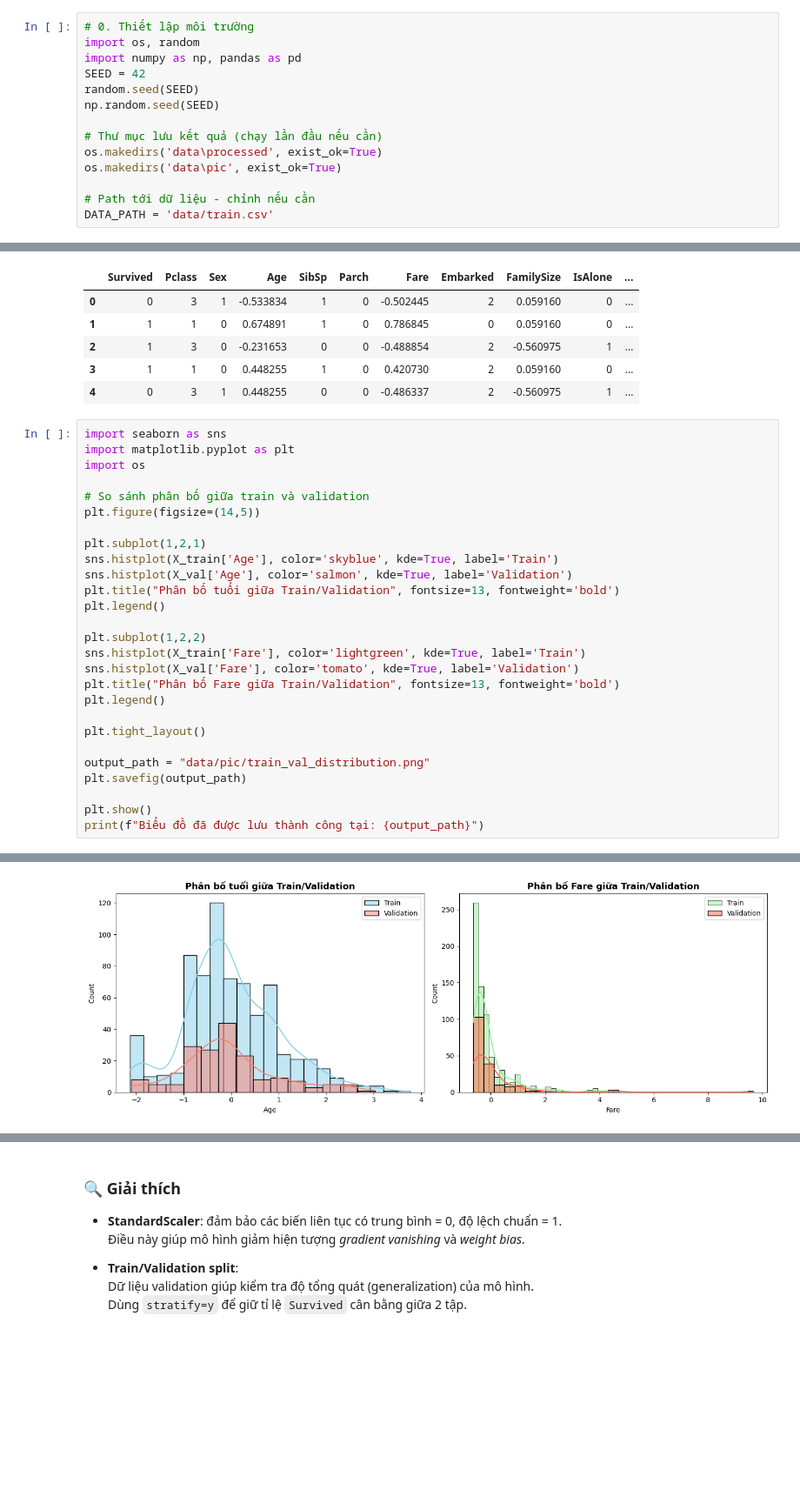
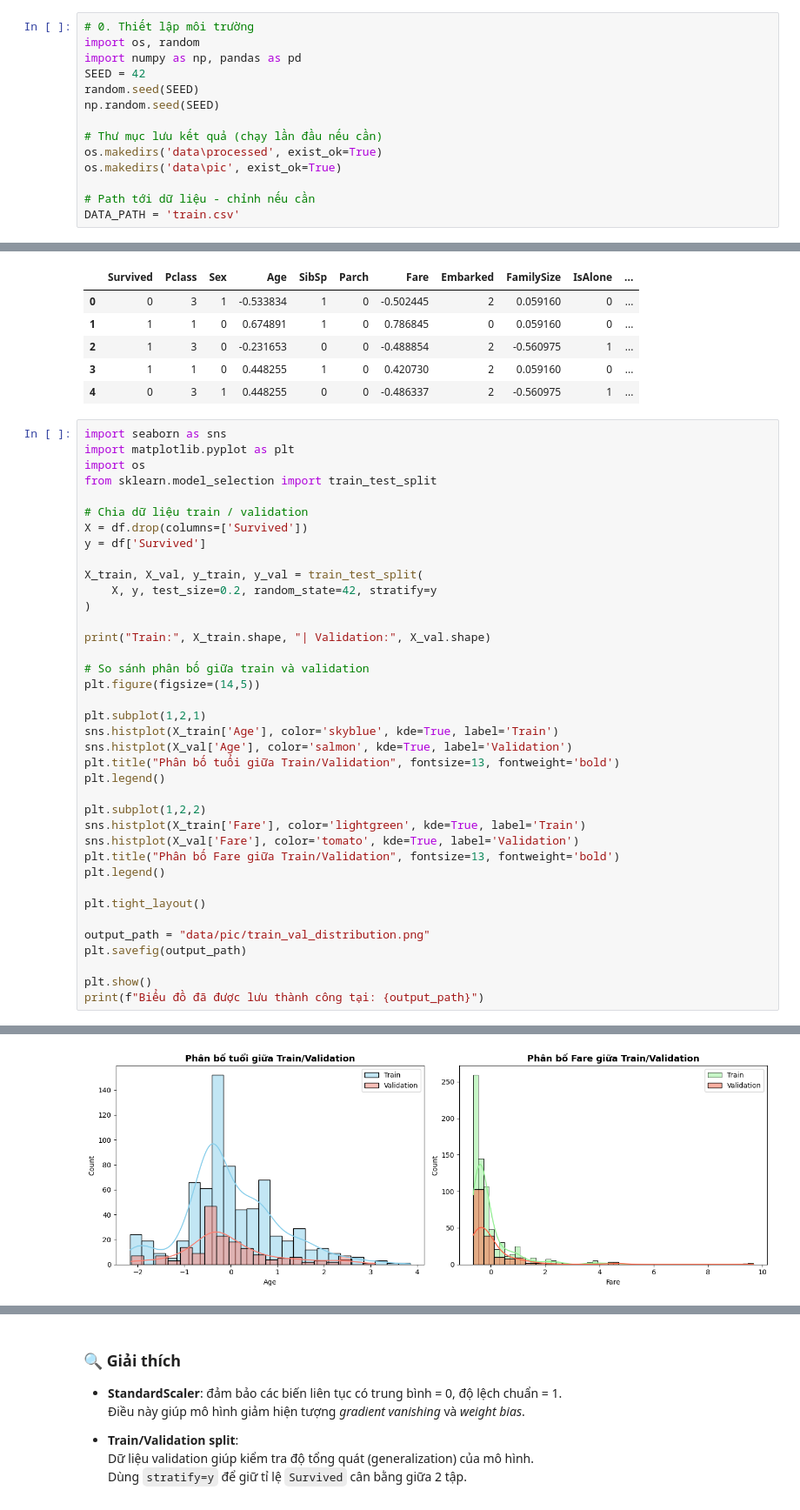
Before and after one commit to tp1454/titanic, a Jupyter notebook: titanic_preprocessing.ipynb, the cells around one changed output, grey strips where cells are left out. Shown at 87% size. Saved outputs shown, nothing was run; the diff lists cells and outputs as text; blank space fills up the shorter version.

```diff
--- a/titanic_preprocessing.ipynb
+++ b/titanic_preprocessing.ipynb
@@ -15,7 +15,7 @@ os.makedirs('data\processed', exist_ok=True)
 os.makedirs('data\pic', exist_ok=True)
 
 # Path tới dữ liệu - chỉnh nếu cần
-DATA_PATH = 'data/train.csv'
+DATA_PATH = 'train.csv'
 # %% [markdown]
 ## 1) Load dữ liệu và kiểm tra nhanh và loại bỏ cột không dùng
 # %%
@@ -256,6 +256,17 @@ display(df.head())
 import seaborn as sns
 import matplotlib.pyplot as plt
 import os
+from sklearn.model_selection import train_test_split
+
+# Chia dữ liệu train / validation
+X = df.drop(columns=['Survived'])
+y = df['Survived']
+
+X_train, X_val, y_train, y_val = train_test_split(
+    X, y, test_size=0.2, random_state=42, stratify=y
+)
+
+print("Train:", X_train.shape, "| Validation:", X_val.shape)
 
 # So sánh phân bố giữa train và validation
 plt.figure(figsize=(14,5))
@@ -283 +295 @@ print(f"Biểu đồ đã được lưu thành công tại: {output_path}")
-[figure, old version]
+[figure, new version]
```
Also changed, not shown: parts of 1 cell of this notebook, 1 other file.
